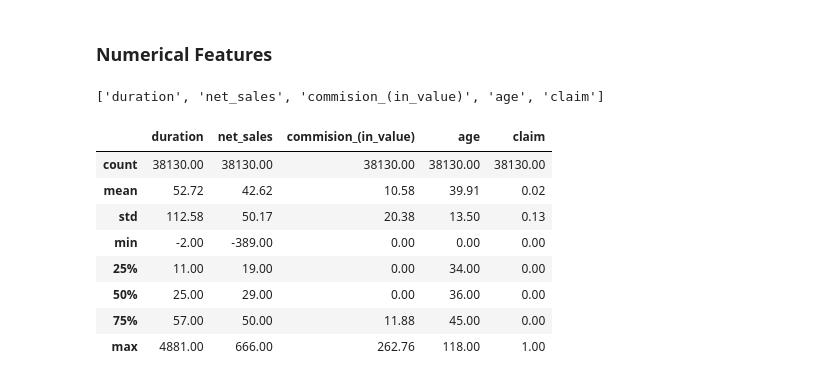
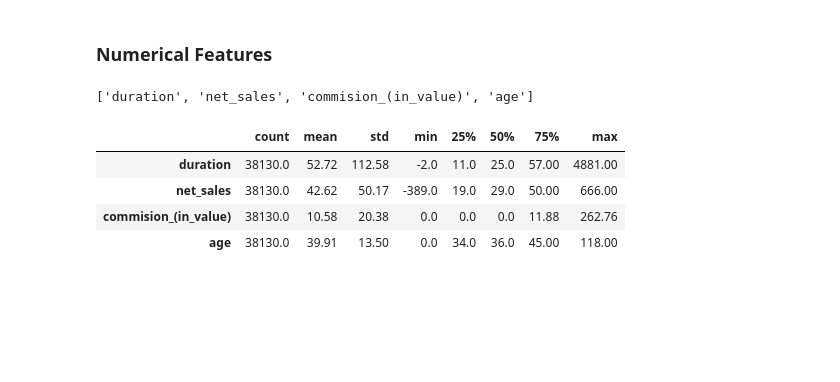
Before and after one commit to irfan-fadhlurrahman/practice-lab, a Jupyter notebook: dphi-ml-bootcamp/travel-insurance-claim/src/notebook.ipynb, the cells around one changed output. Drawn from its saved outputs; the diff is of its cells as text; code cells hidden in the pictures; blank space fills up the shorter version.

```diff
--- a/dphi-ml-bootcamp/travel-insurance-claim/src/notebook.ipynb
+++ b/dphi-ml-bootcamp/travel-insurance-claim/src/notebook.ipynb
@@ -107,6 +107,8 @@ dataset.missing_values(full_train)
 This dataset contains 6 categorical variables denoted by object type, 4 numerical variables (float or int type), and 1 target variable (int type). The only variable with missing values is gender that accounted for 69.5% observations. In order to avoid bias toward either gender when filling the missing values with its mode, we must not use this for exploring dataset and bulding a model. The following are the list of categorical and numerical features.
 # %%
 numerical = df.select_dtypes(np.number).columns.tolist()
+numerical.remove('claim')
+
 categorical = df.select_dtypes('O').columns.tolist()
 
 print(f"numerical: {numerical}")
@@ -156,16 +157,12 @@ The class distribution on target variable is extremely imbalance with minority c
 # %%
 numerical
 # %% [output]
-['duration', 'net_sales', 'commision_(in_value)', 'age', 'claim']
+['duration', 'net_sales', 'commision_(in_value)', 'age']
 # %%
-full_train[numerical].describe().round(2)
+full_train[numerical].describe().round(2).T
 # %% [output]
-|  | duration | net_sales | commision_(in_value) | age | claim |
-| count | 38130.00 | 38130.00 | 38130.00 | 38130.00 | 38130.00 |
-| mean | 52.72 | 42.62 | 10.58 | 39.91 | 0.02 |
-| std | 112.58 | 50.17 | 20.38 | 13.50 | 0.13 |
-| min | -2.00 | -389.00 | 0.00 | 0.00 | 0.00 |
-| 25% | 11.00 | 19.00 | 0.00 | 34.00 | 0.00 |
-| 50% | 25.00 | 29.00 | 0.00 | 36.00 | 0.00 |
-| 75% | 57.00 | 50.00 | 11.88 | 45.00 | 0.00 |
-| max | 4881.00 | 666.00 | 262.76 | 118.00 | 1.00 |
+|  | count | mean | std | min | 25% | 50% | 75% | max |
+| duration | 38130.0 | 52.72 | 112.58 | -2.0 | 11.0 | 25.0 | 57.00 | 4881.00 |
+| net_sales | 38130.0 | 42.62 | 50.17 | -389.0 | 19.0 | 29.0 | 50.00 | 666.00 |
+| commision_(in_value) | 38130.0 | 10.58 | 20.38 | 0.0 | 0.0 | 0.0 | 11.88 | 262.76 |
+| age | 38130.0 | 39.91 | 13.50 | 0.0 | 34.0 | 36.0 | 45.00 | 118.00 |
```
Also changed, not shown: parts of 3 cells of this notebook.
